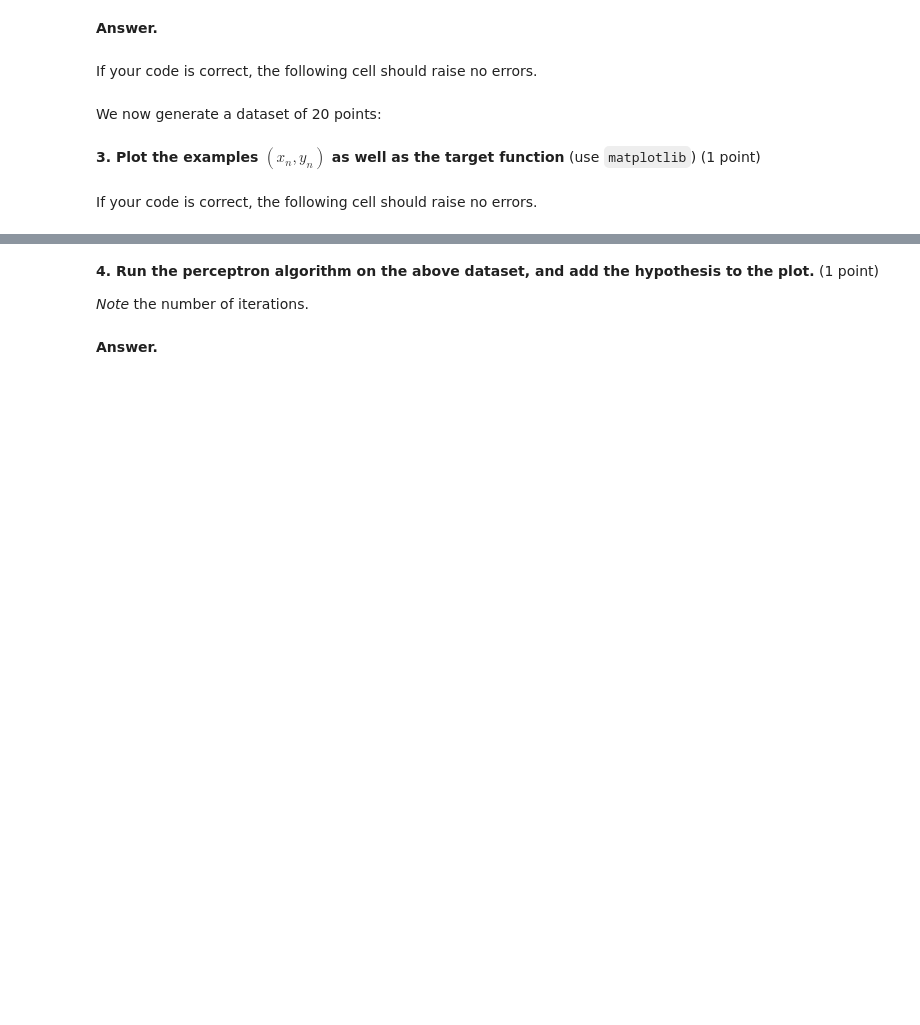
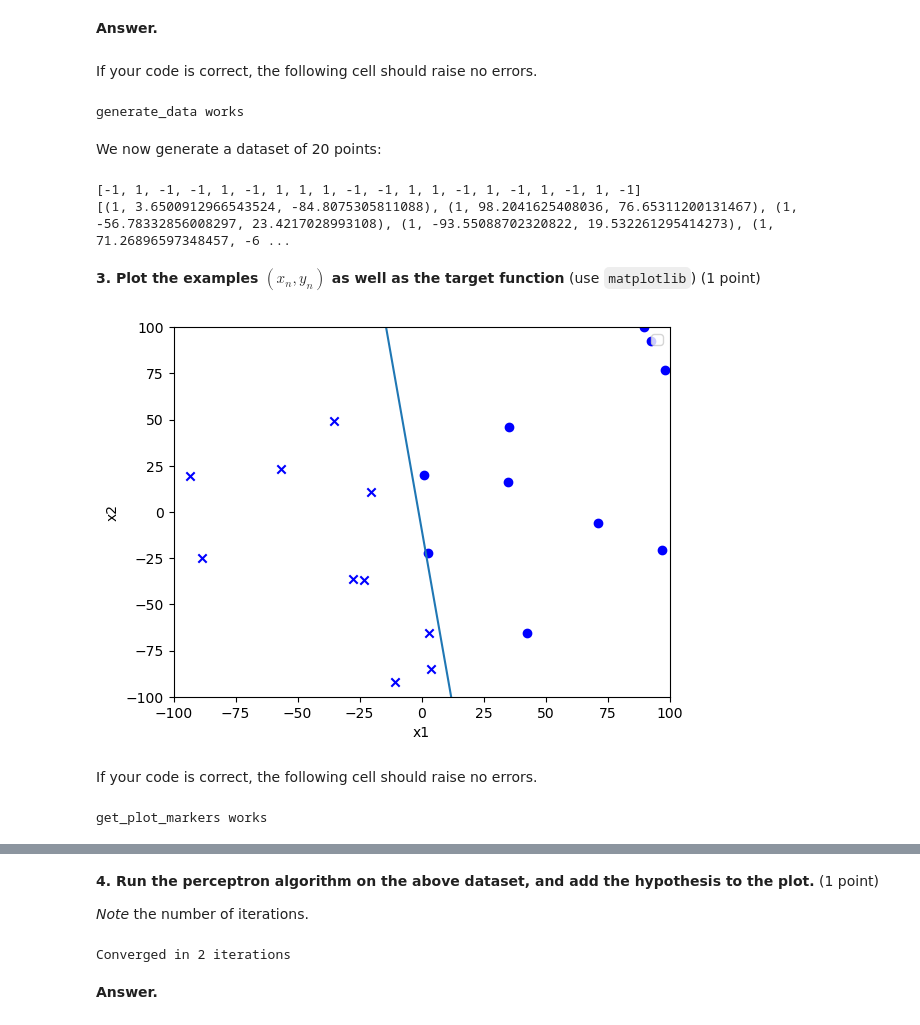
Before and after one commit to Thissa05/ML, a Jupyter notebook: perceptron.ipynb, the cells around one changed output, grey strips where cells are left out. Saved outputs shown, nothing was run; the diff lists cells and outputs as text; code cells hidden in the pictures; blank space fills up the shorter version.

```diff
--- a/perceptron.ipynb
+++ b/perceptron.ipynb
@@ -269,10 +266,13 @@ def generate_data(n: int) -> tuple:
 
     xn = []
     yn = []
-    tuplen = [xn,yn]
+    for i in range(n):
+        xn.append(get_random_point())#gets random point
+        yn.append(target(xn[i]))#?
 
 
-    return tuple(tuplen)
+
+    return (xn,yn)
 # %% [markdown]
 If your code is correct, the following cell should raise no errors.
 # %%
@@ -283,10 +283,17 @@ def test_generate_data():
     print('generate_data works')
 
 test_generate_data()
+# %% [output]
+generate_data works
 # %% [markdown]
 We now generate a dataset of 20 points:
 # %%
 x20, y20 = generate_data(20)
+print(y20)
+print(x20)
+# %% [output]
+[-1, 1, -1, -1, 1, -1, 1, 1, 1, -1, -1, 1, 1, -1, 1, -1, 1, -1, 1, -1]
+[(1, 3.6500912966543524, -84.8075305811088), (1, 98.2041625408036, 76.65311200131467), (1, -56.78332856008297, 23.4217028993108), (1, -93.55088702320822, 19.532261295414273), (1, 71.26896597348457, -6 ...
 # %% [markdown]
 **3. Plot the examples ${(x_n, y_n)}$ as well as the target function**
 (use `matplotlib`) (1 point)
@@ -300,35 +307,46 @@ def get_plot_markers(yn: list) -> list:
     Each marker is a 1-character string
     There should be 1 marker for +1 and 1 marker for -1
     """
-    # FILL IN
+    plot_marker = []
+    for y in yn:
+        if y == 1:
+            plot_marker.append('o')  # circle
+        else:
+            plot_marker.append('x')  # cross
     return plot_marker
 
 def plot(xn, yn):
     # The x axis should be the x1 axis of the data
     # The y axis should be the x2 axis of the data
     # The marker should be different for +1 and -1 samples
 
     plot_x = [x[1] for x in xn]
     plot_y = [x[2] for x in xn]
     plot_marker = get_plot_markers(yn)
 
     # Plot the markers of the datapoints
     fig, ax = plt.subplots()
     for xp, yp, m in zip(plot_x, plot_y, plot_marker):
         ax.scatter([xp],[yp], marker=m, color='b')
 
     # Add the random line used to generate the target function (HINT: use SLOPE and INTERCEPT)
     # FILL IN
+    x_vals = [-MAX_VAL, MAX_VAL]
+    y_vals = [SLOPE * x + INTERCEPT for x in x_vals]
+    ax.plot(x_vals, y_vals)
+
 
     # Add axis labels and a legend
     plt.xlabel('x1')
     plt.ylabel('x2')
     plt.legend()
     plt.xlim(-MAX_VAL, MAX_VAL)
     plt.ylim(-MAX_VAL, MAX_VAL)
     plt.show()
 
 plot(x20, y20)
+# %% [output]
+[figure, added]
 # %% [markdown]
 If your code is correct, the following cell should raise no errors.
 # %%
@@ -339,6 +357,8 @@ def test_get_plot_markers():
     print('get_plot_markers works')
 
 test_get_plot_markers()
+# %% [output]
+get_plot_markers works
 # %% [markdown]
 Your plot should look approximately like this:
 
@@ -350,6 +370,8 @@ to the plot.** (1 point)
 *Note* the number of iterations.
 # %%
 w = learn_weights(x20, y20)
+# %% [output]
+Converged in 2 iterations
 # %% [markdown]
 **Answer.**
 # %%
```
Also changed, not shown: parts of 2 cells of this notebook.
